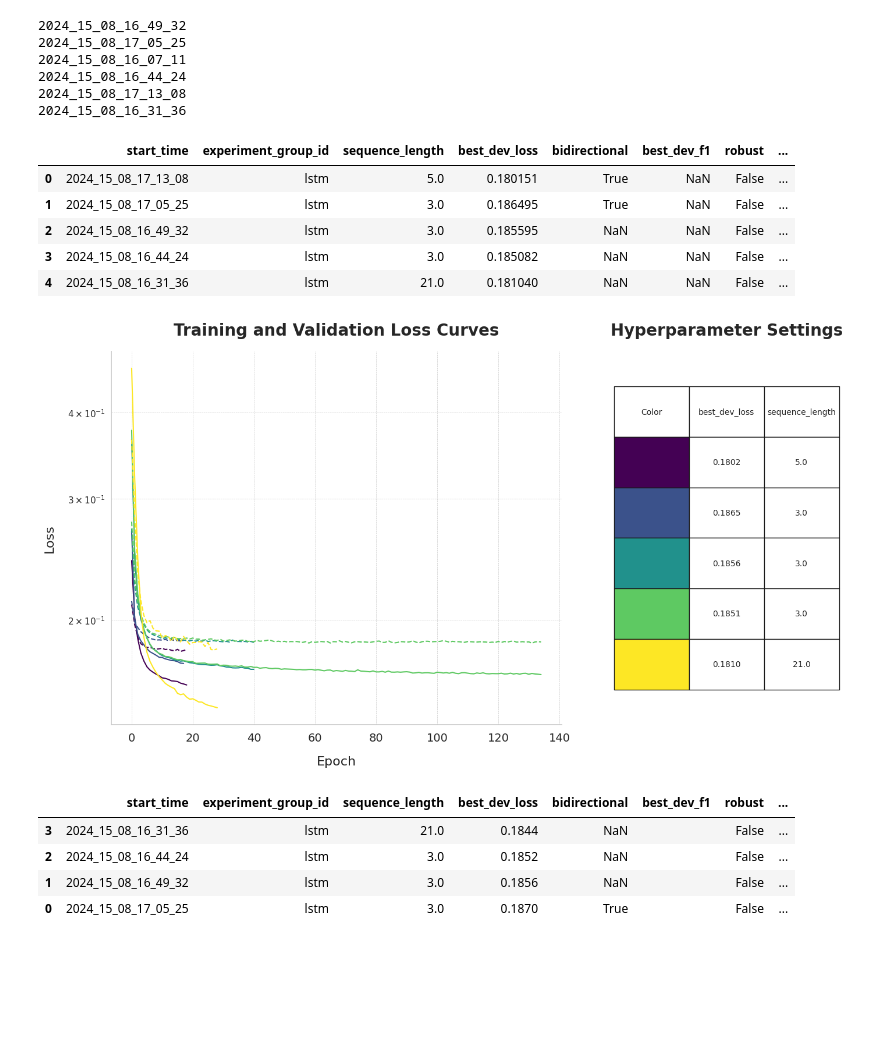
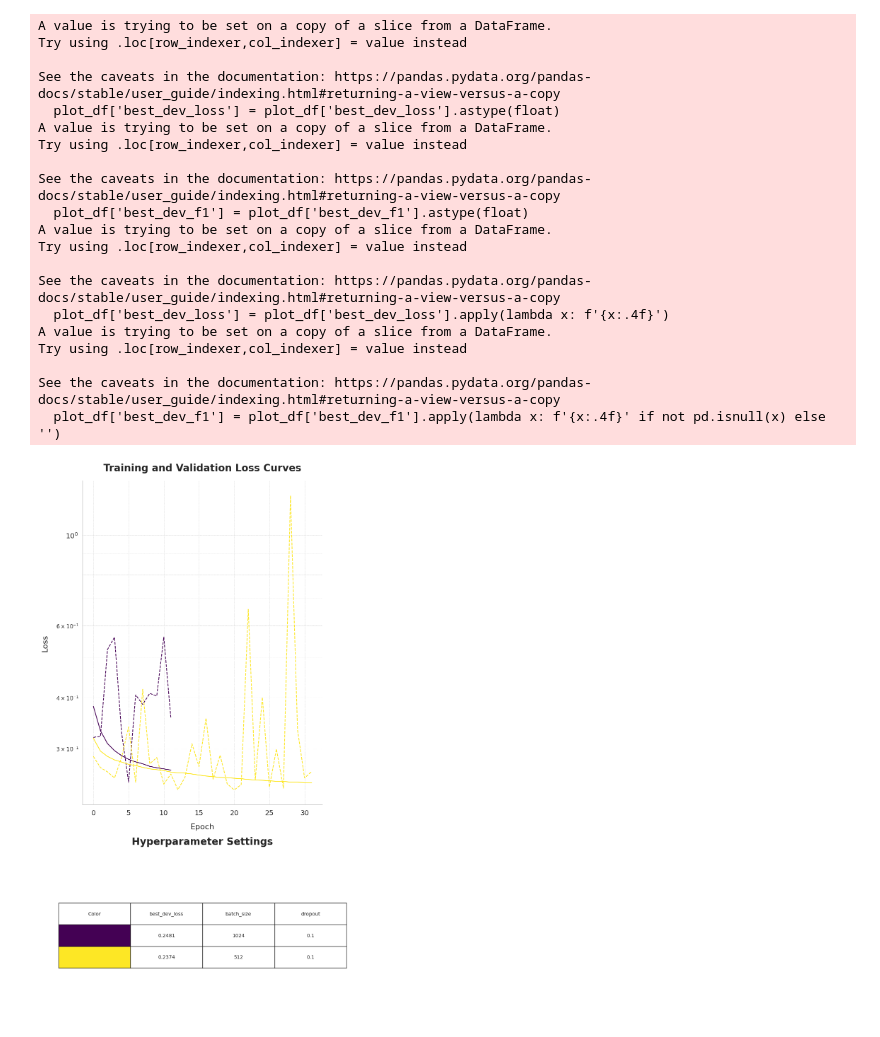
Before and after one commit to smithandrewk/sleep_ml, a Jupyter notebook: eval.ipynb, the cells around one changed output. Saved outputs shown, nothing was run; the diff lists cells and outputs as text; code cells hidden in the pictures; blank space fills up the shorter version.

```diff
--- a/eval.ipynb
+++ b/eval.ipynb
@@ -8,14 +8,19 @@ import pandas as pd
 import os
 
 states = {}
+
 for experiment in os.listdir(f'{EXPERIMENTS_PATH}'):
-    print(experiment)
+    if experiment == '.Trash-1000':
+        continue
     state = torch.load(f'{EXPERIMENTS_PATH}/{experiment}/state.pt',map_location='cpu',weights_only=False)
     states[experiment] = state
-df = pd.DataFrame([states[experiment] for experiment in states],columns=['start_time','experiment_group_id','sequence_length','best_dev_loss','bidirectional','best_dev_f1','robust','wd','widthi','depthi','batch_size','early_stopping','execution_time','trainlossi','testlossi']).sort_values(by='start_time',ascending=False)
-df.reset_index(drop=True,inplace=True)
-# plot_train_and_test_loss_in_plotly(df.loc[[18,17,16,15,9]])
-df = df[df['experiment_group_id'] == 'lstm']
-display(df)
-plot_loss_curves(df,moving_window_length=1)
+
+df = pd.DataFrame([states[experiment] for experiment in states])
+pd.set_option('display.max_rows', 500)
+df = df.sort_values(by='start_time',ascending=False)
+df = df.reset_index(drop=True)
+info_df = df[['start_time','sequence_length','best_dev_loss','num_layers','bidirectional','training_stride','dropout','bidirectional','lr','wd','batch_size']]
+display(info_df)
+# display(info_df.sort_values(by='best_dev_loss'))
+plot_loss_curves(df.iloc[[0,3]],moving_window_length=1,lstm=False)
 # %% [output]
@@ -22,24 +44,24 @@ plot_loss_curves(df,moving_window_length=1)
-2024_15_08_16_49_32
-2024_15_08_17_05_25
-2024_15_08_16_07_11
-2024_15_08_16_44_24
-2024_15_08_17_13_08
-2024_15_08_16_31_36
+A value is trying to be set on a copy of a slice from a DataFrame.
+Try using .loc[row_indexer,col_indexer] = value instead
+
+See the caveats in the documentation: https://pandas.pydata.org/pandas-docs/stable/user_guide/indexing.html#returning-a-view-versus-a-copy
+  plot_df['best_dev_loss'] = plot_df['best_dev_loss'].astype(float)
+A value is trying to be set on a copy of a slice from a DataFrame.
+Try using .loc[row_indexer,col_indexer] = value instead
+
+See the caveats in the documentation: https://pandas.pydata.org/pandas-docs/stable/user_guide/indexing.html#returning-a-view-versus-a-copy
+  plot_df['best_dev_f1'] = plot_df['best_dev_f1'].astype(float)
+A value is trying to be set on a copy of a slice from a DataFrame.
+Try using .loc[row_indexer,col_indexer] = value instead
+
+See the caveats in the documentation: https://pandas.pydata.org/pandas-docs/stable/user_guide/indexing.html#returning-a-view-versus-a-copy
+  plot_df['best_dev_loss'] = plot_df['best_dev_loss'].apply(lambda x: f'{x:.4f}')
+A value is trying to be set on a copy of a slice from a DataFrame.
+Try using .loc[row_indexer,col_indexer] = value instead
+
+See the caveats in the documentation: https://pandas.pydata.org/pandas-docs/stable/user_guide/indexing.html#returning-a-view-versus-a-copy
+  plot_df['best_dev_f1'] = plot_df['best_dev_f1'].apply(lambda x: f'{x:.4f}' if not pd.isnull(x) else '')
-|  | start_time | experiment_group_id | sequence_length | best_dev_loss | bidirectional | best_dev_f1 | robust | ... |
-| 0 | 2024_15_08_17_13_08 | lstm | 5.0 | 0.180151 | True | NaN | False | ... |
-| 1 | 2024_15_08_17_05_25 | lstm | 3.0 | 0.186495 | True | NaN | False | ... |
-| 2 | 2024_15_08_16_49_32 | lstm | 3.0 | 0.185595 | NaN | NaN | False | ... |
-| 3 | 2024_15_08_16_44_24 | lstm | 3.0 | 0.185082 | NaN | NaN | False | ... |
-| 4 | 2024_15_08_16_31_36 | lstm | 21.0 | 0.181040 | NaN | NaN | False | ... |
-[figure, old version]
+[figure, new version]
-# %%
-df.sort_values(by='best_dev_loss')
-# %% [output]
-|  | start_time | experiment_group_id | sequence_length | best_dev_loss | bidirectional | best_dev_f1 | robust | ... |
-| 3 | 2024_15_08_16_31_36 | lstm | 21.0 | 0.1844 | NaN |  | False | ... |
-| 2 | 2024_15_08_16_44_24 | lstm | 3.0 | 0.1852 | NaN |  | False | ... |
-| 1 | 2024_15_08_16_49_32 | lstm | 3.0 | 0.1856 | NaN |  | False | ... |
-| 0 | 2024_15_08_17_05_25 | lstm | 3.0 | 0.1870 | True |  | False | ... |
 # %%
 from sklearn.model_selection import train_test_split
 from lib.ekyn import *
```
Also changed, not shown: parts of 2 cells of this notebook, 4 other files.
